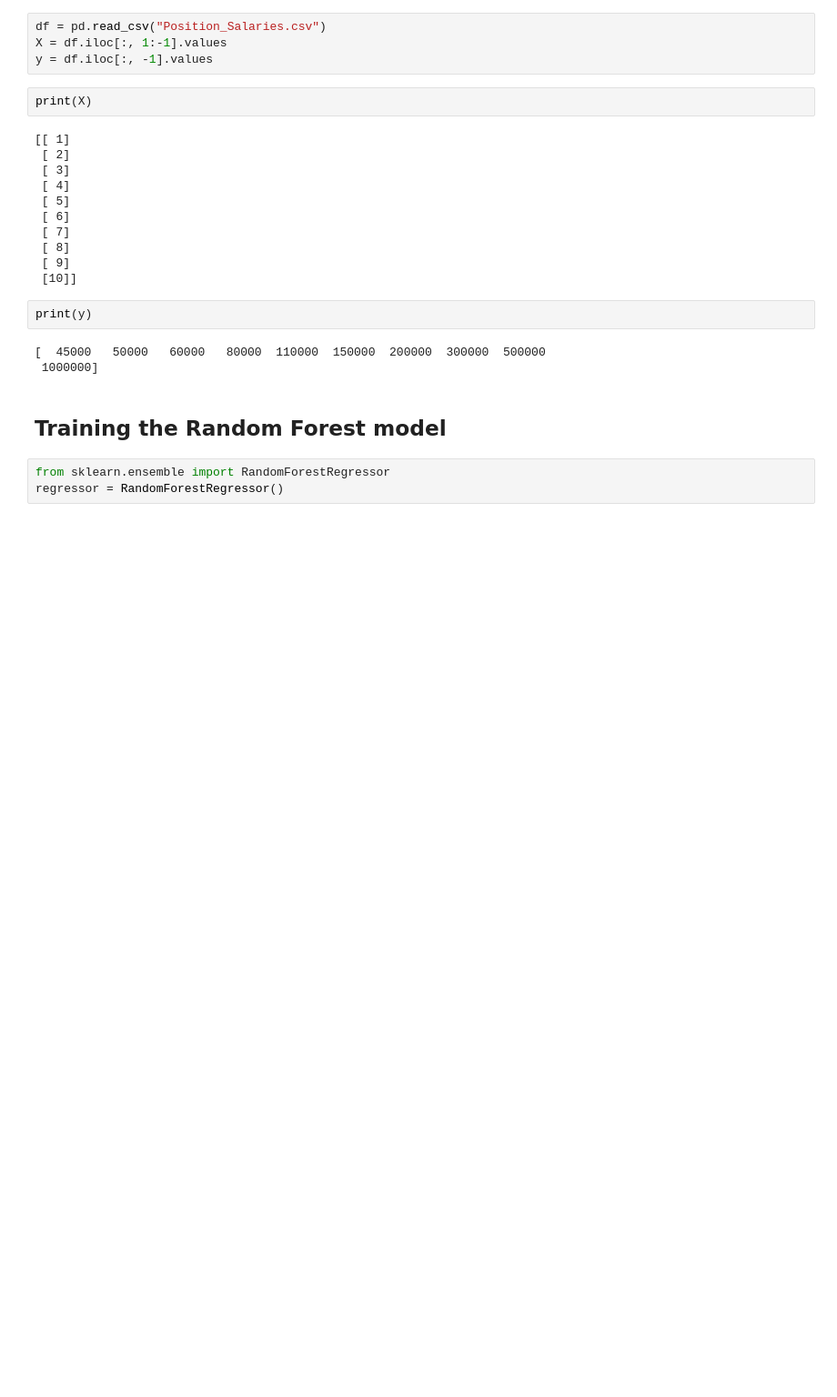
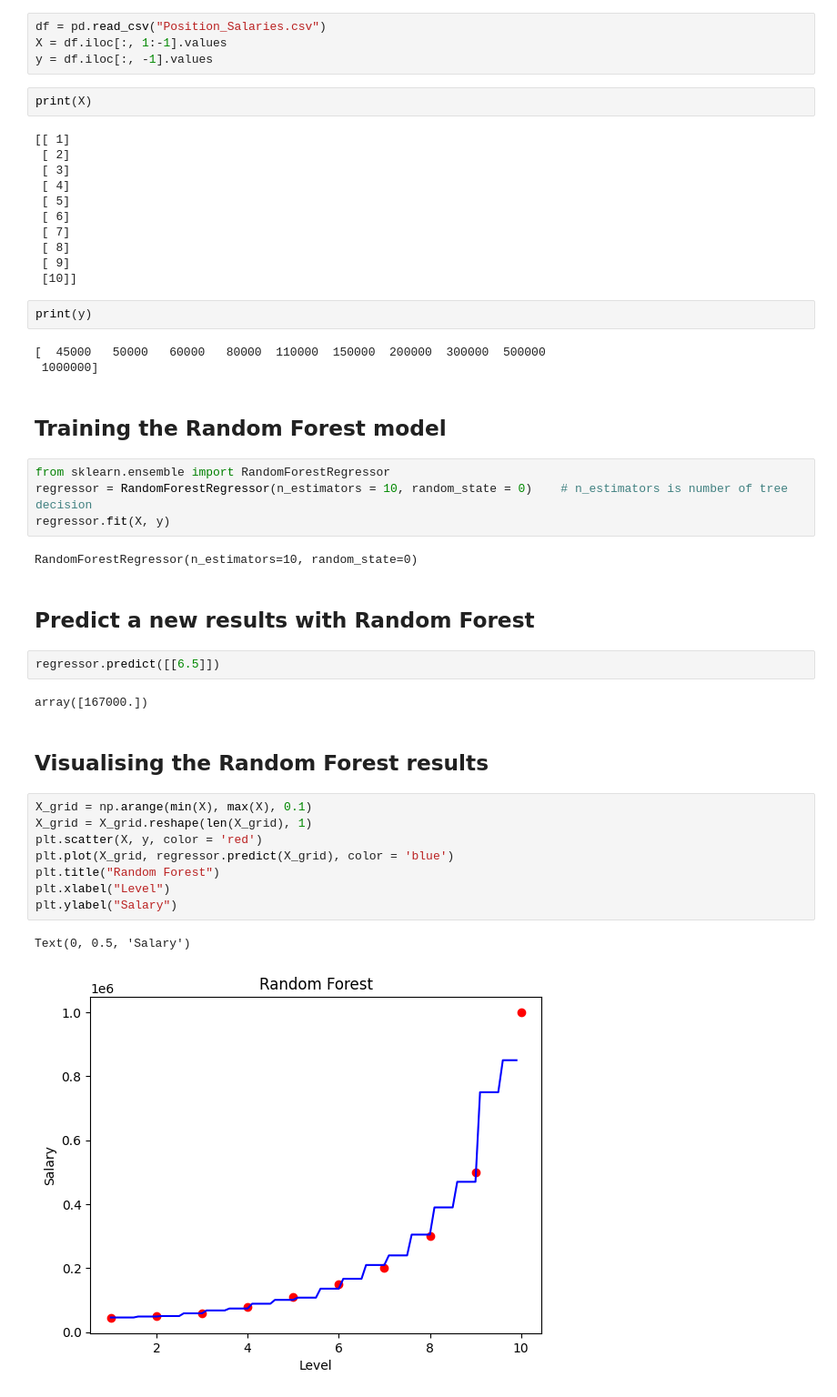
Before and after one commit to ThanhTu108/Learn_AI, a Jupyter notebook: Regression/Random_Forest_Regression/random_forest_regression.ipynb, the cells around one changed output. Shown at 91% size. Drawn from its saved outputs; the diff is of its cells as text; blank space fills up the shorter version.

```diff
--- a/Regression/Random_Forest_Regression/random_forest_regression.ipynb
+++ b/Regression/Random_Forest_Regression/random_forest_regression.ipynb
@@ -34,4 +34,26 @@ print(y)
 ## Training the Random Forest model
 # %%
 from sklearn.ensemble import RandomForestRegressor
-regressor = RandomForestRegressor()
+regressor = RandomForestRegressor(n_estimators = 10, random_state = 0)    # n_estimators is number of tree decision
+regressor.fit(X, y)
+# %% [output]
+RandomForestRegressor(n_estimators=10, random_state=0)
+# %% [markdown]
+## Predict a new results with Random Forest
+# %%
+regressor.predict([[6.5]])
+# %% [output]
+array([167000.])
+# %% [markdown]
+## Visualising the Random Forest results
+# %%
+X_grid = np.arange(min(X), max(X), 0.1)
+X_grid = X_grid.reshape(len(X_grid), 1)
+plt.scatter(X, y, color = 'red')
+plt.plot(X_grid, regressor.predict(X_grid), color = 'blue')
+plt.title("Random Forest")
+plt.xlabel("Level")
+plt.ylabel("Salary")
+# %% [output]
+Text(0, 0.5, 'Salary')
+[figure, added]
```
Also changed, not shown: 4 other files.
